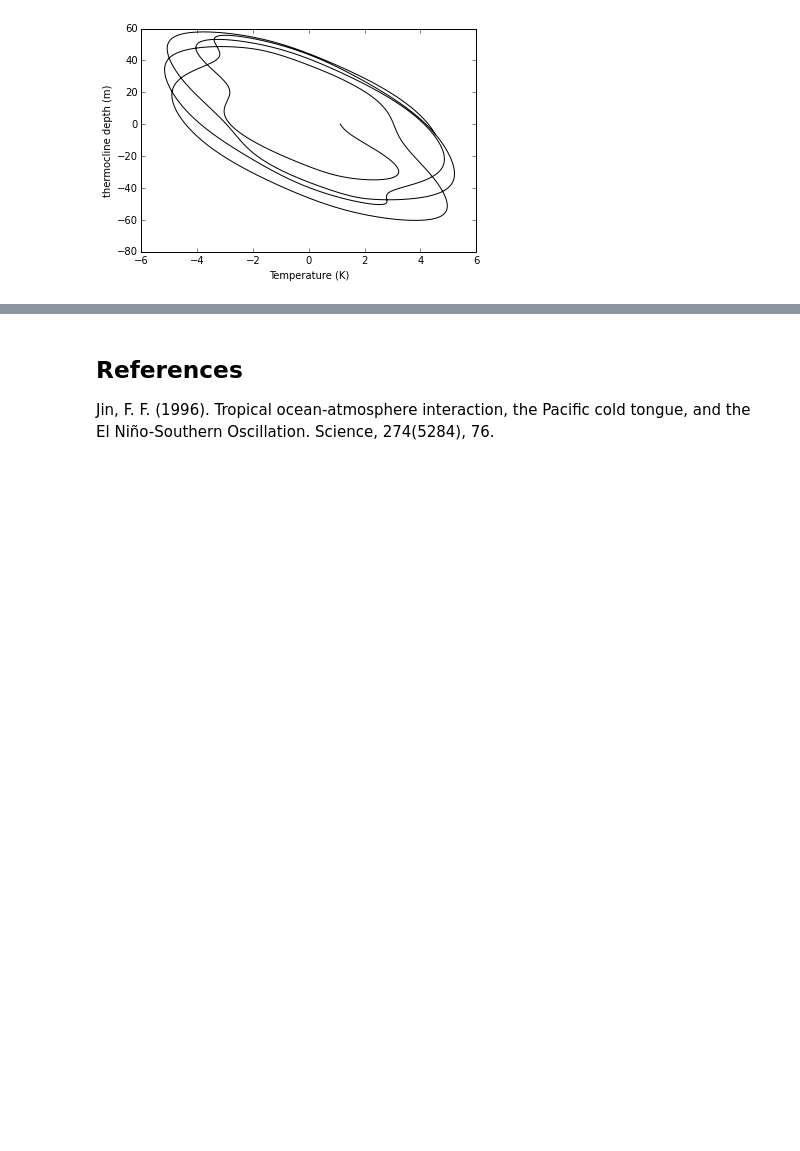
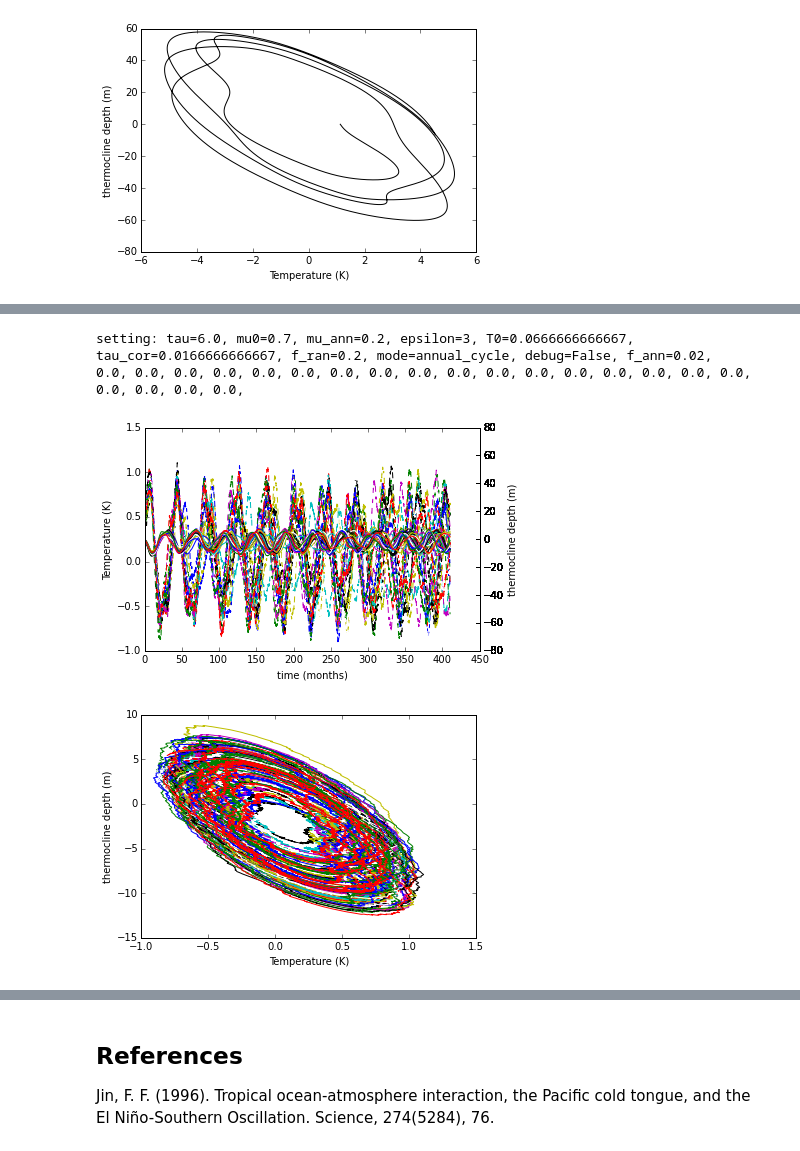
Before and after one commit to markmuetz/mtmw14, a Jupyter notebook: project1/Project1_ENSO_oscillator.ipynb, the cells around one changed output, grey strips where cells are left out. Saved outputs shown, nothing was run; the diff lists cells and outputs as text; code cells hidden in the pictures; blank space fills up the shorter version.

```diff
--- a/project1/Project1_ENSO_oscillator.ipynb
+++ b/project1/Project1_ENSO_oscillator.ipynb
@@ -112,0 +136,14 @@ setting: tau=6.0, mu0=0.75, mu_ann=0.2, epsilon=0.1, tau_cor=0.0166666666667, f_
+# %%
+# Demonstration of the sensitivity of the system when *no* change in h.
+# N.B. same settings as above used.
+settings = sim.init_settings(T0=0.5/sim.T_SCALE, epsilon=3, mu0=0.7, mu_ann=0.2, tau=tau,
+                             f_ann=0.02, f_ran=0.2, tau_cor=tau_cor,
+                             mode='annual_cycle', debug=False)
+
+results = sim.run_enso_ensemble(one_period * nperiods, nt, settings, h0_min=0.0, h0_max=0.0)
+plot_ensemble_output(results)
+# %% [output]
+setting: tau=6.0, mu0=0.7, mu_ann=0.2, epsilon=3, T0=0.0666666666667, tau_cor=0.0166666666667, f_ran=0.2, mode=annual_cycle, debug=False, f_ann=0.02,
+0.0, 0.0, 0.0, 0.0, 0.0, 0.0, 0.0, 0.0, 0.0, 0.0, 0.0, 0.0, 0.0, 0.0, 0.0, 0.0, 0.0, 0.0, 0.0, 0.0, 0.0,
+[figure, added]
+[figure, added]
```
Also changed, not shown: parts of 6 cells of this notebook, 1 other file.
